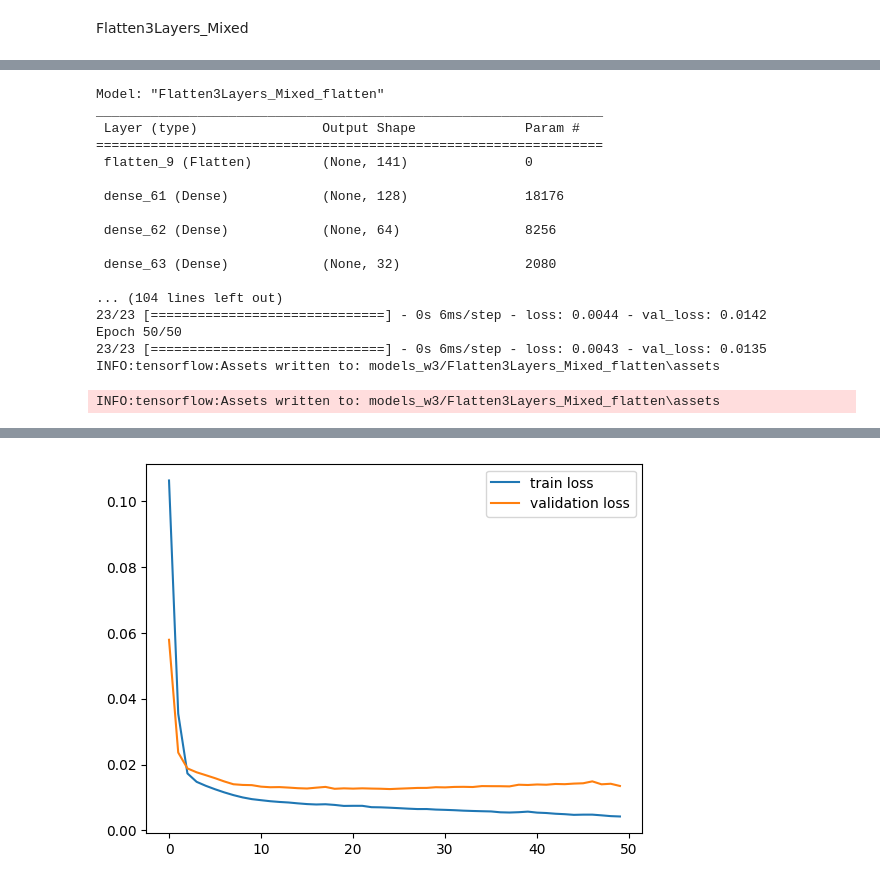
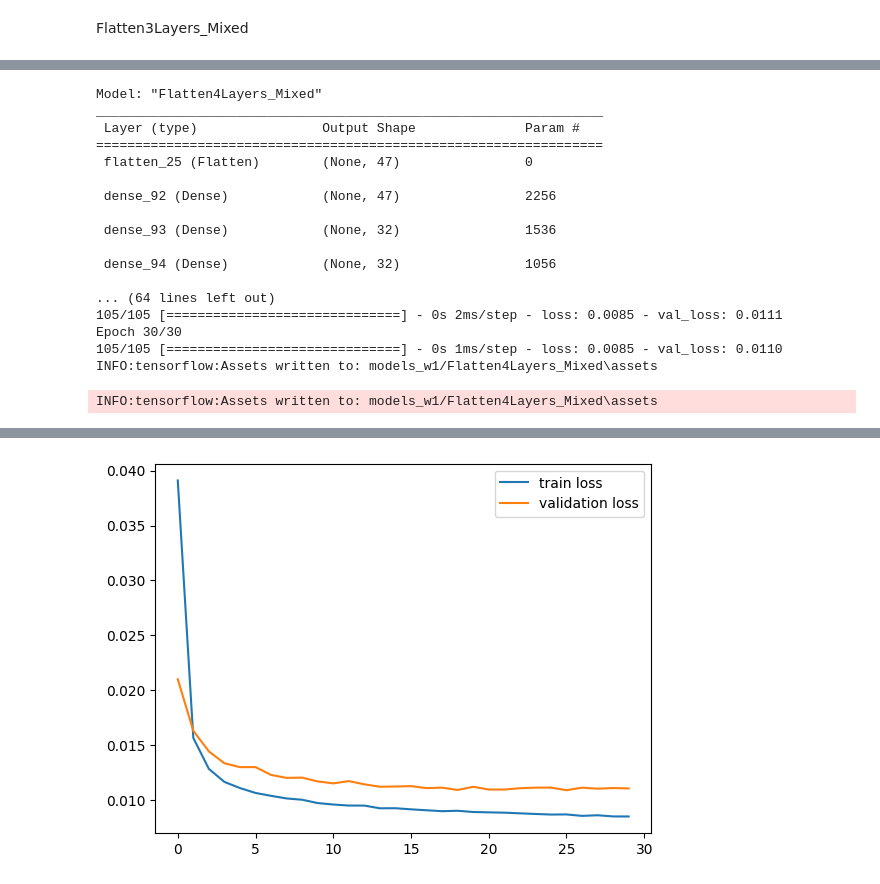
Before and after one commit to geniusserg/CovidPredict, a Jupyter notebook: ml_improved_window1.ipynb, the cells around one changed output, grey strips where cells are left out. Cells and saved outputs as stored; diff of their text form; code cells hidden in the pictures.

```diff
--- a/ml_improved_window1.ipynb
+++ b/ml_improved_window1.ipynb
@@ -1226,34 +624,34 @@ show_results(X_test, y_test, model, history)
 # %%
-model = Sequential(name="Flatten3Layers_Mixed_flatten")
 PARAMS_LENGTH=X_train.shape[2]
 TARGET_LENGTH=y_train.shape[1]
+model = Sequential(name="Flatten4Layers_Mixed")
 model.add(Input((WINDOW, PARAMS_LENGTH)))
 model.add(Flatten())
-model.add(Dense(128, activation="relu"))
-model.add(Dense(64, activation="relu"))
-model.add(Dense(32, activation="relu"))
+model.add(Dense(WINDOW*PARAMS_LENGTH, activation="relu"))
+model.add(Dense(32, activation="linear"))
+model.add(Dense(32, activation="linear"))
 model.add(Dense(TARGET_LENGTH, activation="linear"))
 model.compile(optimizer="adam", loss="mse")
 model.summary()
 history = model.fit(X_train, y_train, epochs=30, validation_data=(X_val, y_val))
 show_results(X_test, y_test, model, history)
 # %% [output]
-Model: "Flatten3Layers_Mixed_flatten"
+Model: "Flatten4Layers_Mixed"
 _________________________________________________________________
  Layer (type)                Output Shape              Param #
 =================================================================
- flatten_9 (Flatten)         (None, 141)               0
+ flatten_25 (Flatten)        (None, 47)                0
 
- dense_61 (Dense)            (None, 128)               18176
+ dense_92 (Dense)            (None, 47)                2256
 
- dense_62 (Dense)            (None, 64)                8256
+ dense_93 (Dense)            (None, 32)                1536
 
- dense_63 (Dense)            (None, 32)                2080
+ dense_94 (Dense)            (None, 32)                1056
 
-... (104 lines left out)
-23/23 [==============================] - 0s 6ms/step - loss: 0.0044 - val_loss: 0.0142
-Epoch 50/50
-23/23 [==============================] - 0s 6ms/step - loss: 0.0043 - val_loss: 0.0135
-INFO:tensorflow:Assets written to: models_w3/Flatten3Layers_Mixed_flatten\assets
+... (64 lines left out)
+105/105 [==============================] - 0s 2ms/step - loss: 0.0085 - val_loss: 0.0111
+Epoch 30/30
+105/105 [==============================] - 0s 1ms/step - loss: 0.0085 - val_loss: 0.0110
+INFO:tensorflow:Assets written to: models_w1/Flatten4Layers_Mixed\assets
-INFO:tensorflow:Assets written to: models_w3/Flatten3Layers_Mixed_flatten\assets
+INFO:tensorflow:Assets written to: models_w1/Flatten4Layers_Mixed\assets
 |  | Температура_dinam_fact | Лимфоциты#_dinam_fact | АСТ_dinam_fact | ЧСС_dinam_fact | ЧДД_dinam_fact | ... |
@@ -1262 +660 @@ INFO:tensorflow:Assets written to: models_w3/Flatten3Layers_Mixed_flatten\assets
-[figure, old version]
+[figure, new version]
```
Also changed, not shown: parts of 79 cells of this notebook.
